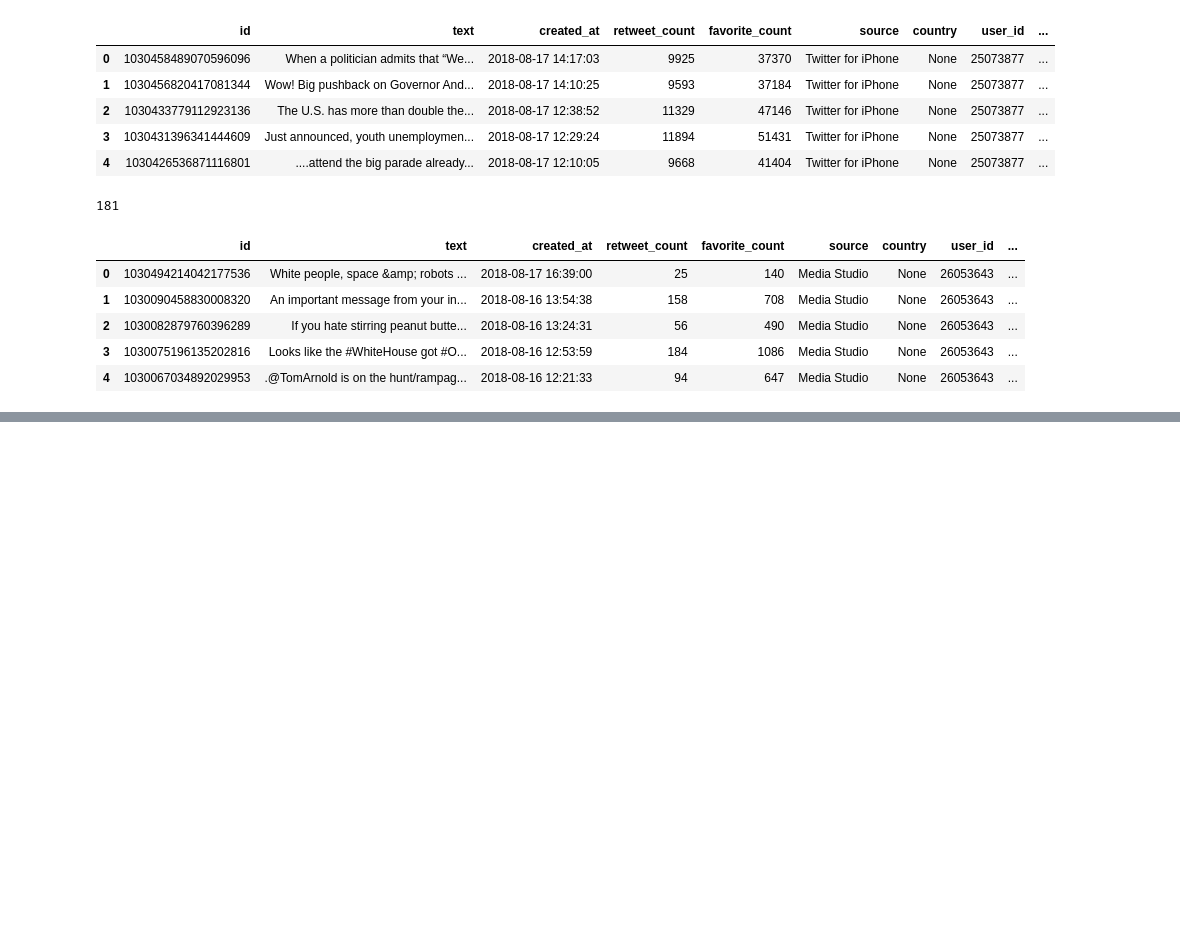
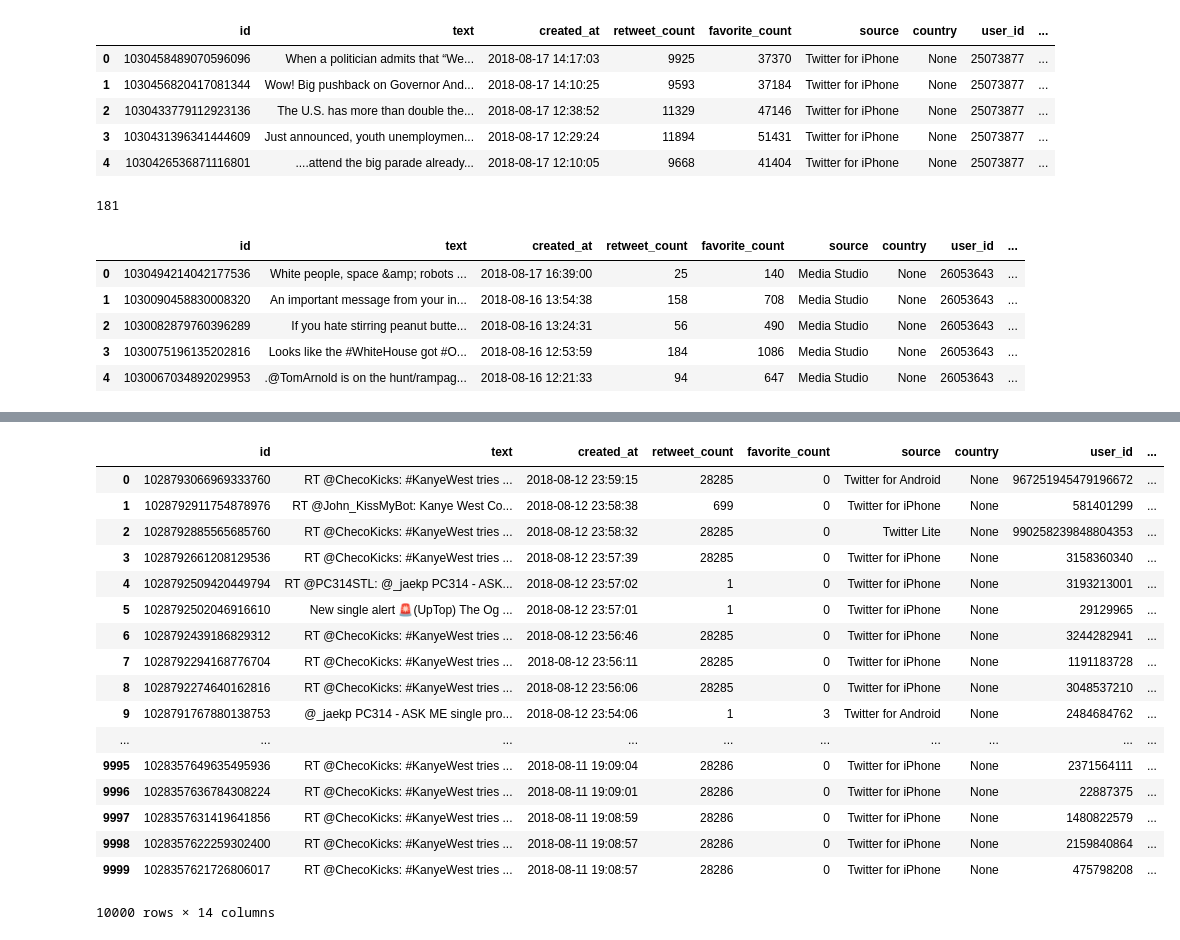
Before and after one commit to SilasNeptune/Sentiment-Analysis, a Jupyter notebook: Data.ipynb, the cells around one changed output, grey strips where cells are left out. Drawn from its saved outputs; the diff is of its cells as text; code cells hidden in the pictures; blank space fills up the shorter version.

```diff
--- a/Data.ipynb
+++ b/Data.ipynb
@@ -294,0 +308,23 @@ fromjkdf.to_csv('fromjk.csv')
+# %%
+west2df = twdf(west2)
+west2df['text'] = west2df['text'].astype(str)
+display(west2df)
+# %% [output]
+|  | id | text | created_at | retweet_count | favorite_count | source | country | user_id | ... |
+| 0 | 1028793066969333760 | RT @ChecoKicks: #KanyeWest tries ... | 2018-08-12 23:59:15 | 28285 | 0 | Twitter for Android | None | 967251945479196672 | ... |
+| 1 | 1028792911754878976 | RT @John_KissMyBot: Kanye West Co... | 2018-08-12 23:58:38 | 699 | 0 | Twitter for iPhone | None | 581401299 | ... |
+| 2 | 1028792885565685760 | RT @ChecoKicks: #KanyeWest tries ... | 2018-08-12 23:58:32 | 28285 | 0 | Twitter Lite | None | 990258239848804353 | ... |
+| 3 | 1028792661208129536 | RT @ChecoKicks: #KanyeWest tries ... | 2018-08-12 23:57:39 | 28285 | 0 | Twitter for iPhone | None | 3158360340 | ... |
+| 4 | 1028792509420449794 | RT @PC314STL: @_jaekp PC314 - ASK... | 2018-08-12 23:57:02 | 1 | 0 | Twitter for iPhone | None | 3193213001 | ... |
+| 5 | 1028792502046916610 | New single alert 🚨(UpTop) The Og ... | 2018-08-12 23:57:01 | 1 | 0 | Twitter for iPhone | None | 29129965 | ... |
+| 6 | 1028792439186829312 | RT @ChecoKicks: #KanyeWest tries ... | 2018-08-12 23:56:46 | 28285 | 0 | Twitter for iPhone | None | 3244282941 | ... |
+| 7 | 1028792294168776704 | RT @ChecoKicks: #KanyeWest tries ... | 2018-08-12 23:56:11 | 28285 | 0 | Twitter for iPhone | None | 1191183728 | ... |
+| 8 | 1028792274640162816 | RT @ChecoKicks: #KanyeWest tries ... | 2018-08-12 23:56:06 | 28285 | 0 | Twitter for iPhone | None | 3048537210 | ... |
+| 9 | 1028791767880138753 | @_jaekp PC314 - ASK ME single pro... | 2018-08-12 23:54:06 | 1 | 3 | Twitter for Android | None | 2484684762 | ... |
+| ... | ... | ... | ... | ... | ... | ... | ... | ... | ... |
+| 9995 | 1028357649635495936 | RT @ChecoKicks: #KanyeWest tries ... | 2018-08-11 19:09:04 | 28286 | 0 | Twitter for iPhone | None | 2371564111 | ... |
+| 9996 | 1028357636784308224 | RT @ChecoKicks: #KanyeWest tries ... | 2018-08-11 19:09:01 | 28286 | 0 | Twitter for iPhone | None | 22887375 | ... |
+| 9997 | 1028357631419641856 | RT @ChecoKicks: #KanyeWest tries ... | 2018-08-11 19:08:59 | 28286 | 0 | Twitter for iPhone | None | 1480822579 | ... |
+| 9998 | 1028357622259302400 | RT @ChecoKicks: #KanyeWest tries ... | 2018-08-11 19:08:57 | 28286 | 0 | Twitter for iPhone | None | 2159840864 | ... |
+| 9999 | 1028357621726806017 | RT @ChecoKicks: #KanyeWest tries ... | 2018-08-11 19:08:57 | 28286 | 0 | Twitter for iPhone | None | 475798208 | ... |
+10000 rows × 14 columns
```
Also changed, not shown: parts of 23 cells of this notebook, 1 other file.
